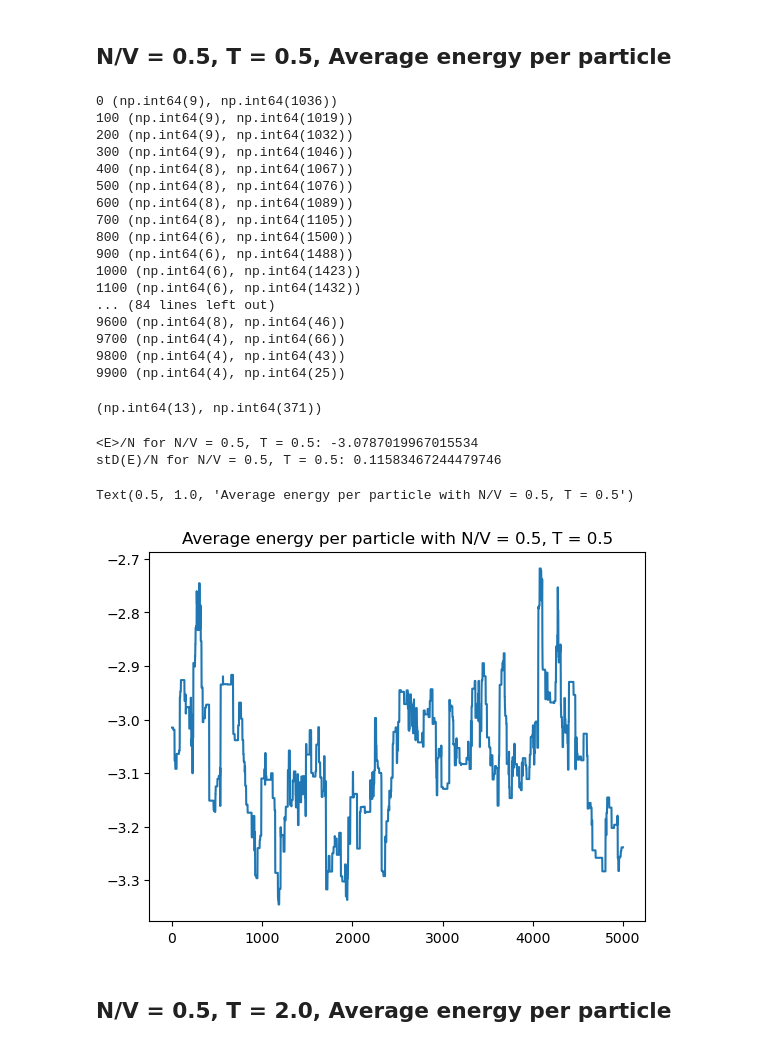
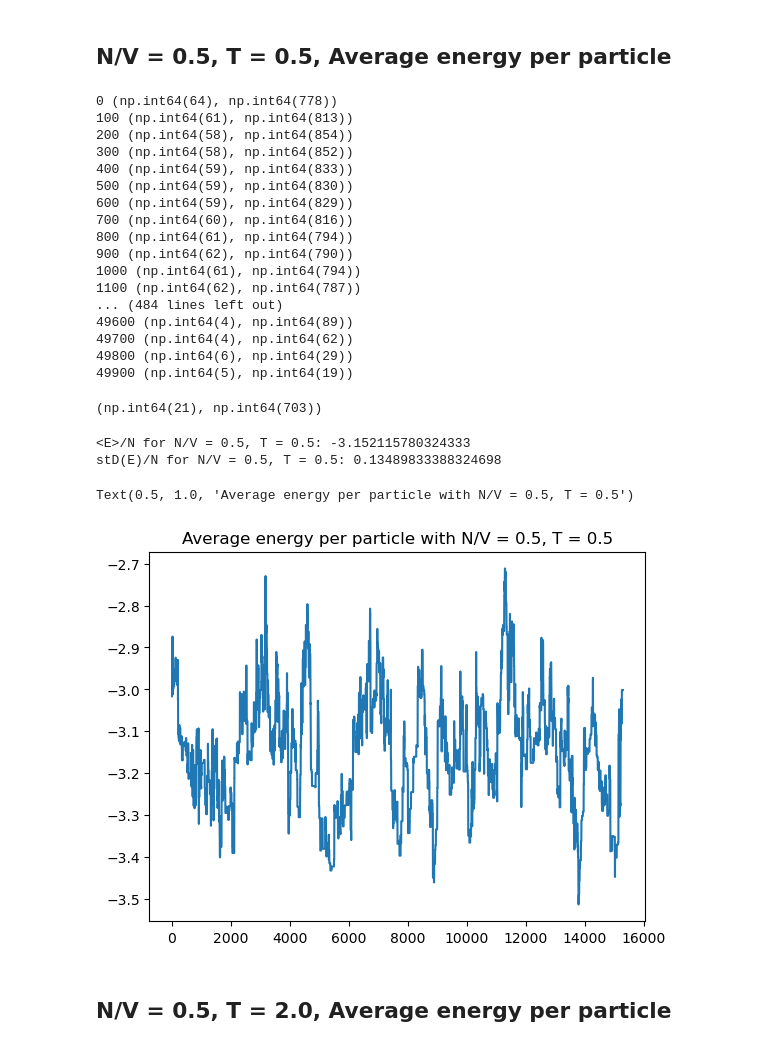
Before and after one commit to eridanirojas/563-rojas, a Jupyter notebook: 3DMCSampling.ipynb, the cells around one changed output. Saved outputs shown, nothing was run; the diff lists cells and outputs as text; code cells hidden in the pictures.

```diff
--- a/3DMCSampling.ipynb
+++ b/3DMCSampling.ipynb
@@ -199,10 +199,10 @@ for i in N:
   for j in T:
     if j == 0.5:
       delt = 1.0
-      steps = 10000
+      steps = 50000
     else:
       delt = 0.3
-      steps = 5000
+      steps = 25000
     t1 = time.perf_counter()
     system = System(i,L,j, r_min = 1)
     energies, accepted, rejected, _ , _ = simulation(system, steps, T = j, delta = delt, epsilon = 1.0, sigma = 1.0, r_cut = 2.5)
@@ -296,43 +296,42 @@ Text(0.5, 1.0, 'Average energy per particle with N/V = 0.7, T = 2.0')
 # %% [markdown]
 ## N/V = 0.5, T = 0.5, Average energy per particle
 # %%
-for start in range(0,10000,100):
+for start in range(0,50000,100):
   print(start, autocorr1D(l_energies[2][start:]))
 # %% [output]
-0 (np.int64(9), np.int64(1036))
-100 (np.int64(9), np.int64(1019))
-200 (np.int64(9), np.int64(1032))
-300 (np.int64(9), np.int64(1046))
-400 (np.int64(8), np.int64(1067))
-500 (np.int64(8), np.int64(1076))
-600 (np.int64(8), np.int64(1089))
-700 (np.int64(8), np.int64(1105))
-800 (np.int64(6), np.int64(1500))
-900 (np.int64(6), np.int64(1488))
-1000 (np.int64(6), np.int64(1423))
-1100 (np.int64(6), np.int64(1432))
-... (84 lines left out)
-9600 (np.int64(8), np.int64(46))
-9700 (np.int64(4), np.int64(66))
-9800 (np.int64(4), np.int64(43))
-9900 (np.int64(4), np.int64(25))
+0 (np.int64(64), np.int64(778))
+100 (np.int64(61), np.int64(813))
+200 (np.int64(58), np.int64(854))
+300 (np.int64(58), np.int64(852))
+400 (np.int64(59), np.int64(833))
+500 (np.int64(59), np.int64(830))
+600 (np.int64(59), np.int64(829))
+700 (np.int64(60), np.int64(816))
+800 (np.int64(61), np.int64(794))
+900 (np.int64(62), np.int64(790))
+1000 (np.int64(61), np.int64(794))
+1100 (np.int64(62), np.int64(787))
+... (484 lines left out)
+49600 (np.int64(4), np.int64(89))
+49700 (np.int64(4), np.int64(62))
+49800 (np.int64(6), np.int64(29))
+49900 (np.int64(5), np.int64(19))
-# %%
-autocorr1D(l_energies[2][5000:])
-# 13 independent samples, which is unfortunately the most amount of independent samples I've seen for N/V 0.5, T = 0.5
-# %% [output]
-(np.int64(13), np.int64(371))
+# %%
+autocorr1D(l_energies[2][34700:]) # 21 independent samples
+# %% [output]
+(np.int64(21), np.int64(703))
 # %%
-print("<E>/N for N/V = 0.5, T = 0.5:", np.average(l_energies[2][5000:])/ N[1])
-print("stD(E)/N for N/V = 0.5, T = 0.5:", np.std(l_energies[2][5000:])/ N[1])
+print("<E>/N for N/V = 0.5, T = 0.5:", np.average(l_energies[2][34700:])/ N[1])
+print("stD(E)/N for N/V = 0.5, T = 0.5:", np.std(l_energies[2][34700:])/ N[1])
 # %% [output]
-<E>/N for N/V = 0.5, T = 0.5: -3.0787019967015534
-stD(E)/N for N/V = 0.5, T = 0.5: 0.11583467244479746
+<E>/N for N/V = 0.5, T = 0.5: -3.152115780324333
+stD(E)/N for N/V = 0.5, T = 0.5: 0.13489833388324698
 # %%
-plt.plot(l_energies[2][5000:]/N[1])
+plt.plot(l_energies[2][34700:]/N[1])
 plt.title("Average energy per particle with N/V = 0.5, T = 0.5")
 # %% [output]
 Text(0.5, 1.0, 'Average energy per particle with N/V = 0.5, T = 0.5')
-[figure, old version]
+[figure, new version]
 # %% [markdown]
 ## N/V = 0.5, T = 2.0, Average energy per particle
 # %%
```
Also changed, not shown: parts of 18 cells of this notebook.
